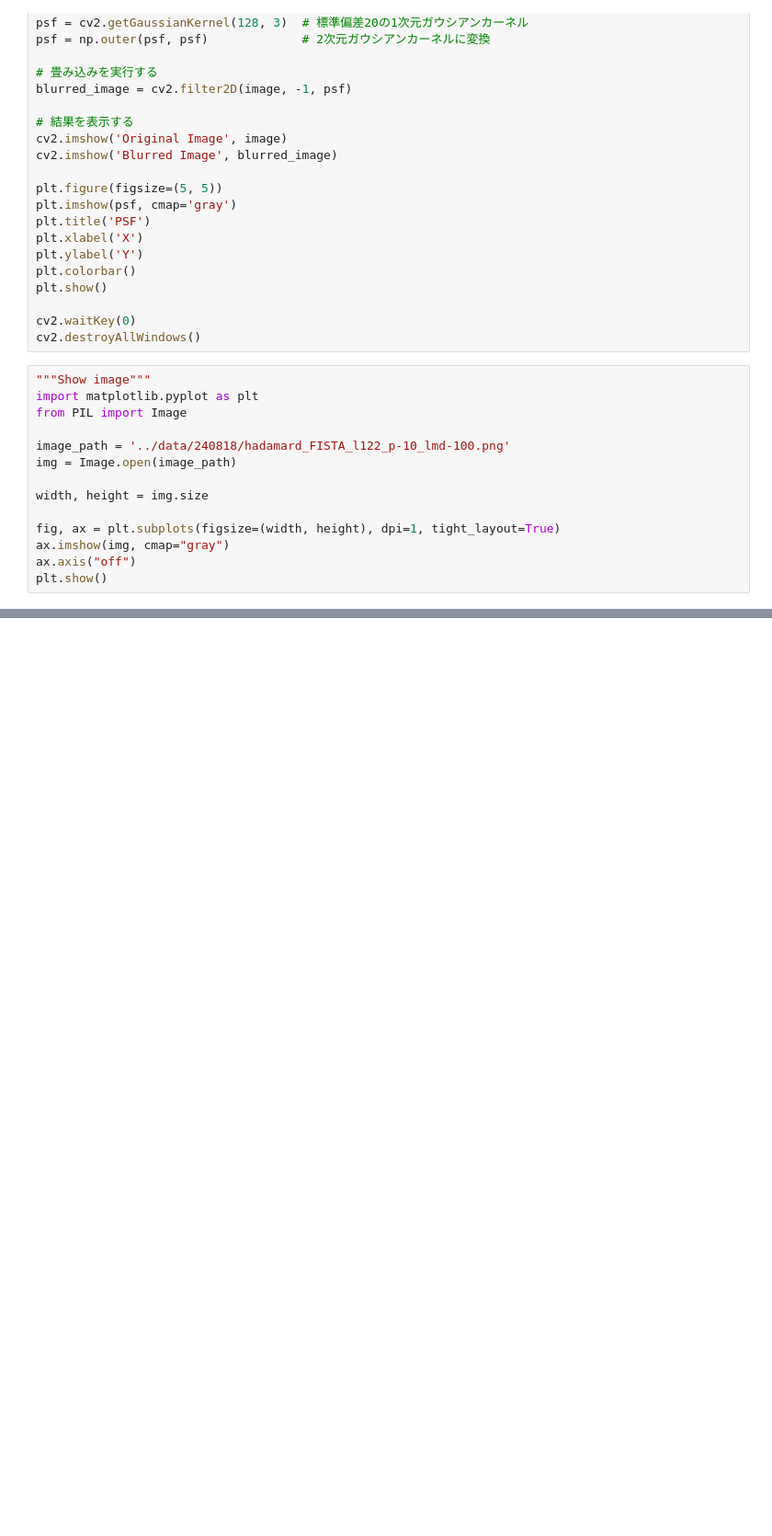
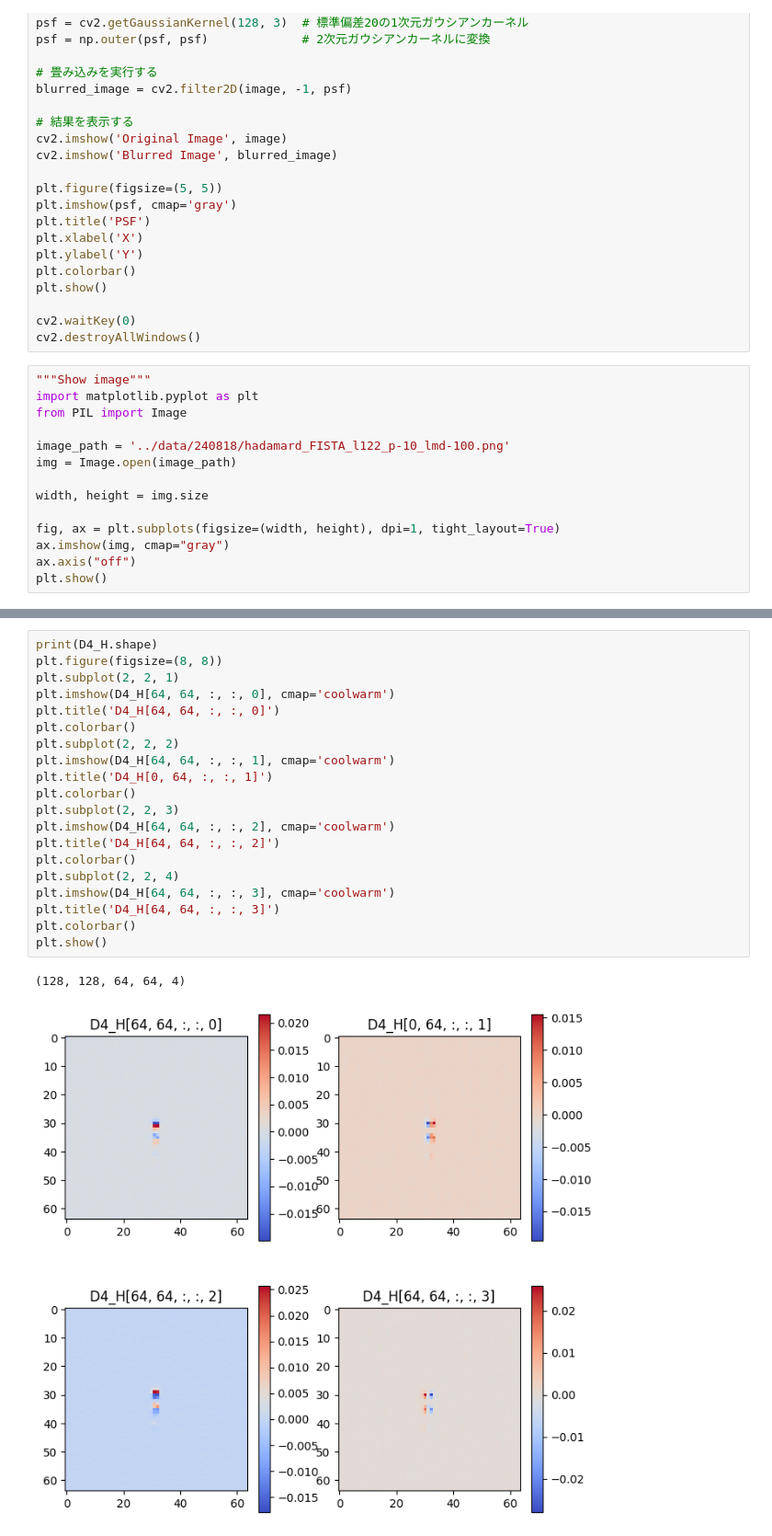
Before and after one commit to one-milli/labsrc, a Jupyter notebook: playground.ipynb, the cells around one changed output, grey strips where cells are left out. Shown at 92% size. Drawn from its saved outputs; the diff is of its cells as text; blank space fills up the shorter version.

```diff
--- a/playground.ipynb
+++ b/playground.ipynb
@@ -149,0 +194,23 @@ plt.show()
+# %%
+print(D4_H.shape)
+plt.figure(figsize=(8, 8))
+plt.subplot(2, 2, 1)
+plt.imshow(D4_H[64, 64, :, :, 0], cmap='coolwarm')
+plt.title('D4_H[64, 64, :, :, 0]')
+plt.colorbar()
+plt.subplot(2, 2, 2)
+plt.imshow(D4_H[64, 64, :, :, 1], cmap='coolwarm')
+plt.title('D4_H[0, 64, :, :, 1]')
+plt.colorbar()
+plt.subplot(2, 2, 3)
+plt.imshow(D4_H[64, 64, :, :, 2], cmap='coolwarm')
+plt.title('D4_H[64, 64, :, :, 2]')
+plt.colorbar()
+plt.subplot(2, 2, 4)
+plt.imshow(D4_H[64, 64, :, :, 3], cmap='coolwarm')
+plt.title('D4_H[64, 64, :, :, 3]')
+plt.colorbar()
+plt.show()
+# %% [output]
+(128, 128, 64, 64, 4)
+[figure, added]
```
Also changed, not shown: parts of 2 cells of this notebook.
